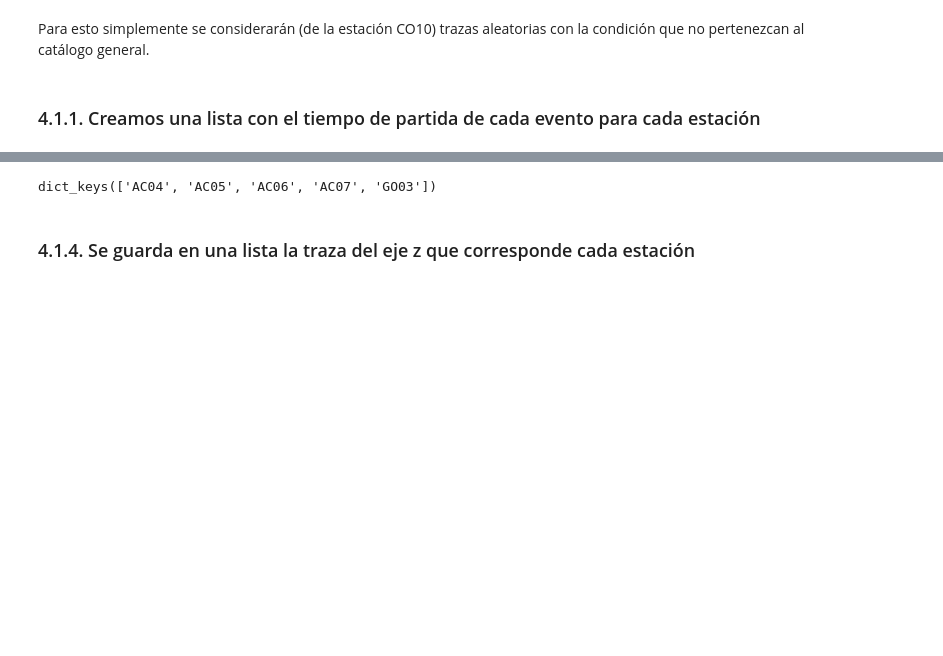
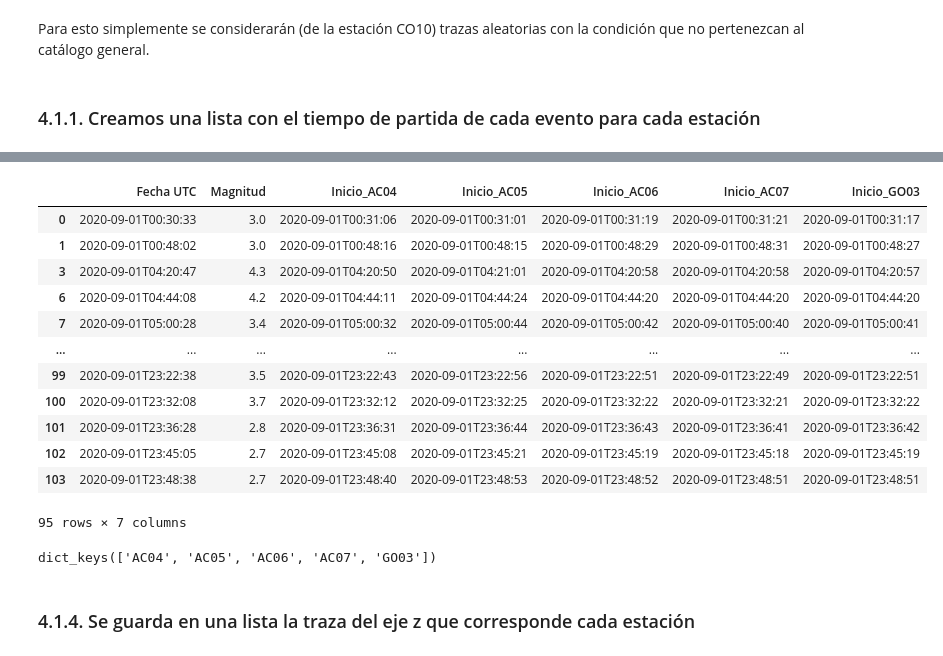
Before and after one commit to simonvidal99/Trigger, a Jupyter notebook: energy per station.ipynb, the cells around one changed output, grey strips where cells are left out. Saved outputs shown, nothing was run; the diff lists cells and outputs as text; code cells hidden in the pictures; blank space fills up the shorter version.

```diff
--- a/energy per station.ipynb
+++ b/energy per station.ipynb
@@ -363,3 +385,19 @@ Para esto simplemente se considerarán (de la estación CO10) trazas aleatorias
+# %%
+df_under
+# %% [output]
+|  | Fecha UTC | Magnitud | Inicio_AC04 | Inicio_AC05 | Inicio_AC06 | Inicio_AC07 | Inicio_GO03 |
+| 0 | 2020-09-01T00:30:33 | 3.0 | 2020-09-01T00:31:06 | 2020-09-01T00:31:01 | 2020-09-01T00:31:19 | 2020-09-01T00:31:21 | 2020-09-01T00:31:17 |
+| 1 | 2020-09-01T00:48:02 | 3.0 | 2020-09-01T00:48:16 | 2020-09-01T00:48:15 | 2020-09-01T00:48:29 | 2020-09-01T00:48:31 | 2020-09-01T00:48:27 |
+| 3 | 2020-09-01T04:20:47 | 4.3 | 2020-09-01T04:20:50 | 2020-09-01T04:21:01 | 2020-09-01T04:20:58 | 2020-09-01T04:20:58 | 2020-09-01T04:20:57 |
+| 6 | 2020-09-01T04:44:08 | 4.2 | 2020-09-01T04:44:11 | 2020-09-01T04:44:24 | 2020-09-01T04:44:20 | 2020-09-01T04:44:20 | 2020-09-01T04:44:20 |
+| 7 | 2020-09-01T05:00:28 | 3.4 | 2020-09-01T05:00:32 | 2020-09-01T05:00:44 | 2020-09-01T05:00:42 | 2020-09-01T05:00:40 | 2020-09-01T05:00:41 |
+| ... | ... | ... | ... | ... | ... | ... | ... |
+| 99 | 2020-09-01T23:22:38 | 3.5 | 2020-09-01T23:22:43 | 2020-09-01T23:22:56 | 2020-09-01T23:22:51 | 2020-09-01T23:22:49 | 2020-09-01T23:22:51 |
+| 100 | 2020-09-01T23:32:08 | 3.7 | 2020-09-01T23:32:12 | 2020-09-01T23:32:25 | 2020-09-01T23:32:22 | 2020-09-01T23:32:21 | 2020-09-01T23:32:22 |
+| 101 | 2020-09-01T23:36:28 | 2.8 | 2020-09-01T23:36:31 | 2020-09-01T23:36:44 | 2020-09-01T23:36:43 | 2020-09-01T23:36:41 | 2020-09-01T23:36:42 |
+| 102 | 2020-09-01T23:45:05 | 2.7 | 2020-09-01T23:45:08 | 2020-09-01T23:45:21 | 2020-09-01T23:45:19 | 2020-09-01T23:45:18 | 2020-09-01T23:45:19 |
+| 103 | 2020-09-01T23:48:38 | 2.7 | 2020-09-01T23:48:40 | 2020-09-01T23:48:53 | 2020-09-01T23:48:52 | 2020-09-01T23:48:51 | 2020-09-01T23:48:51 |
+95 rows × 7 columns
 # %%
 start_times_under, closest_sts_under = nearest_n_stations(df_under, stations_names, 2)
 start_times_under , closest_sts_names_under = start_times_under[st_selection], closest_sts_under[st_selection]
```
Also changed, not shown: parts of 3 cells of this notebook, 11 other files.
